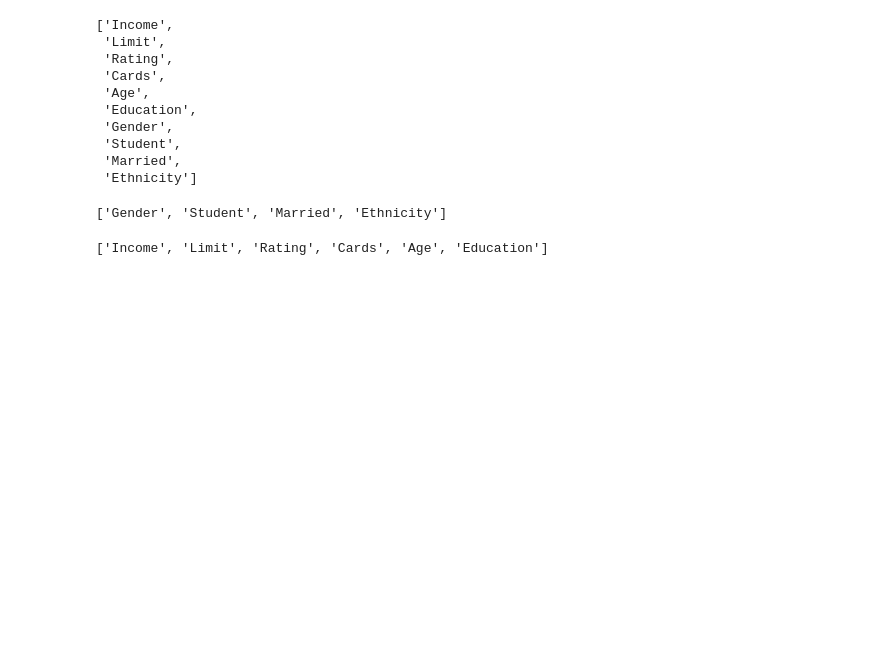
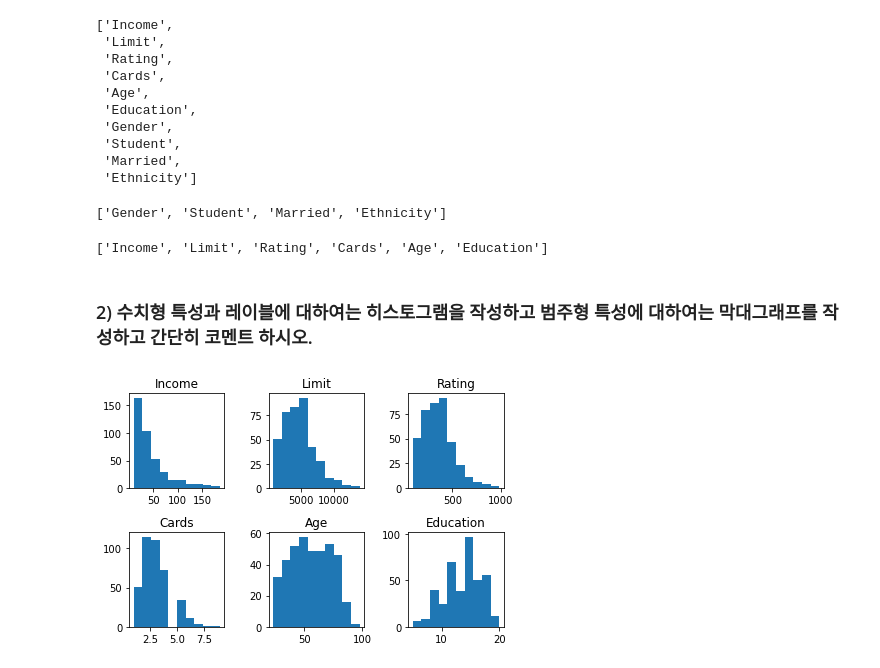
Before and after one commit to HongJungWan/HongJungWan-MachineLearning-study, a Jupyter notebook: Foundation/Concept2.ipynb, the cells around one changed output. Saved outputs shown, nothing was run; the diff lists cells and outputs as text; code cells hidden in the pictures; blank space fills up the shorter version.

```diff
--- a/Foundation/Concept2.ipynb
+++ b/Foundation/Concept2.ipynb
@@ -112,3 +112,28 @@ num_feat = [name for name in feat if name not in cat_feat]
 num_feat
 # %% [output]
 ['Income', 'Limit', 'Rating', 'Cards', 'Age', 'Education']
+# %% [markdown]
+### 2) 수치형 특성과 레이블에 대하여는 히스토그램을 작성하고 범주형 특성에 대하여는 막대그래프를 작성하고 간단히 코멘트 하시오.
+# %%
+# 수치형 특성과 레이블 (['Income', 'Limit', 'Rating', 'Cards', 'Age', 'Education']) -> 히스토그램
+plt.subplot(2,3,1)
+plt.hist(df.Income,label=df.Balance)
+plt.title("Income")
+plt.subplot(2,3,2)
+plt.hist(df.Limit,label=df.Balance)
+plt.title("Limit")
+plt.subplot(2,3,3)
+plt.hist(df.Rating,label=df.Balance)
+plt.title("Rating")
+plt.subplot(2,3,4)
+plt.hist(df.Cards,label=df.Balance)
+plt.title("Cards")
+plt.subplot(2,3,5)
+plt.hist(df.Age,label=df.Balance)
+plt.title("Age")
+plt.subplot(2,3,6)
+plt.hist(df.Education,label=df.Balance)
+plt.title("Education")
+plt.tight_layout() # 자동으로 레이아웃을 맞춰주는 함수
+# %% [output]
+[figure, added]
```
Also changed, not shown: parts of 8 cells of this notebook.
